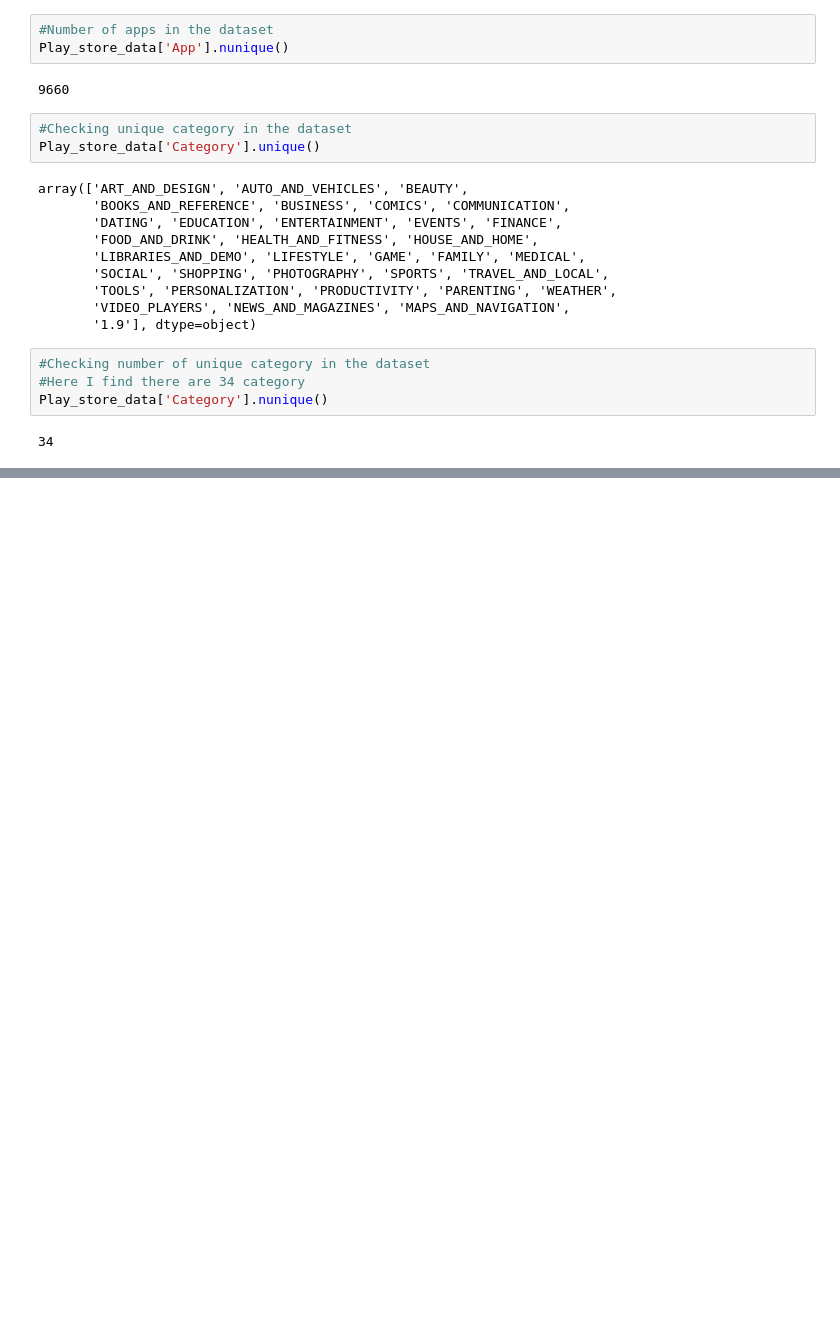
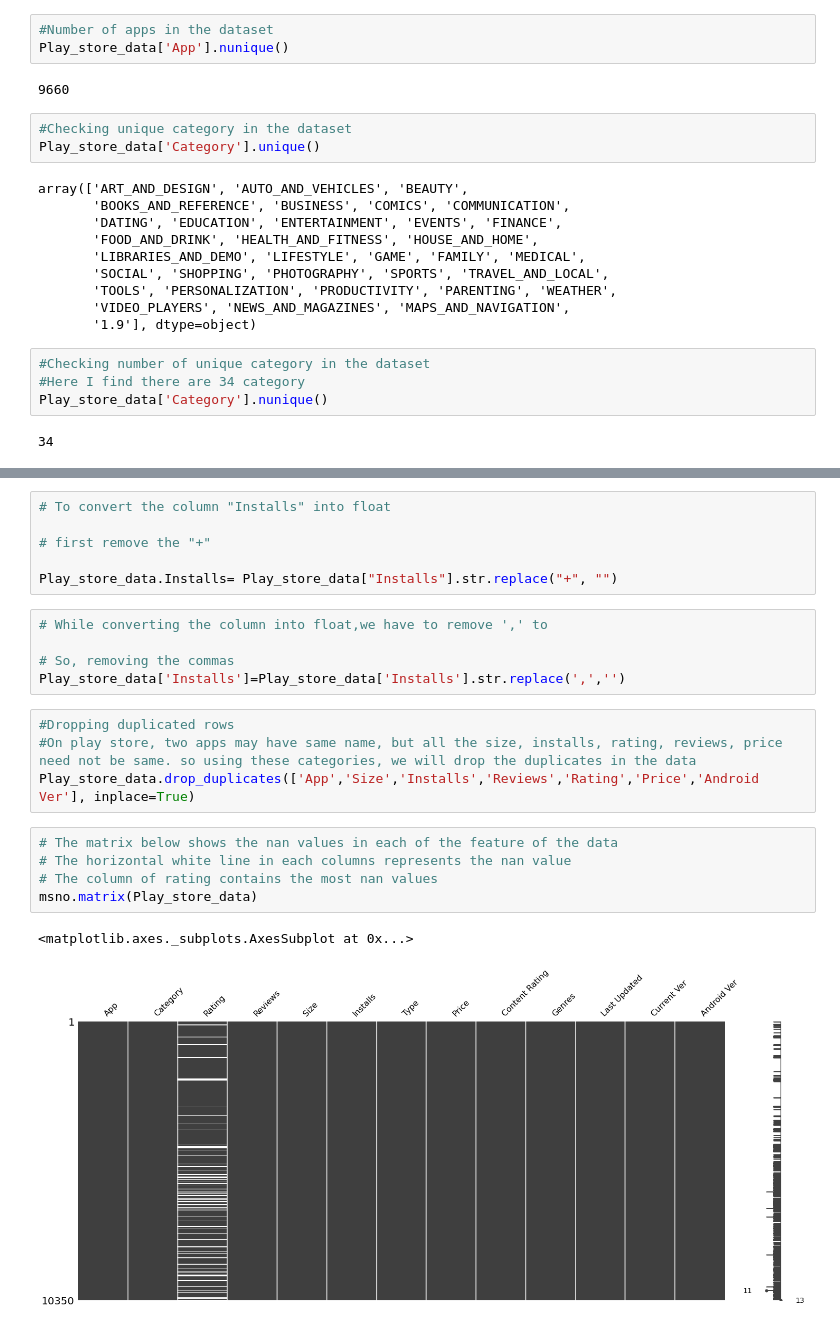
Before and after one commit to shweta1106/Play-store-data-analysis, a Jupyter notebook: play_store_day2.ipynb, the cells around one changed output, grey strips where cells are left out. Cells and saved outputs as stored; diff of their text form; blank space fills up the shorter version.

```diff
--- a/play_store_day2.ipynb
+++ b/play_store_day2.ipynb
@@ -137,0 +146,23 @@ sns.barplot(x=cat_most.index, y=cat_most, data=Play_store_data)
+# %%
+# To convert the column "Installs" into float
+
+# first remove the "+"
+
+Play_store_data.Installs= Play_store_data["Installs"].str.replace("+", "")
+# %%
+# While converting the column into float,we have to remove ',' to
+
+# So, removing the commas
+Play_store_data['Installs']=Play_store_data['Installs'].str.replace(',','')
+# %%
+#Dropping duplicated rows
+#On play store, two apps may have same name, but all the size, installs, rating, reviews, price need not be same. so using these categories, we will drop the duplicates in the data
+Play_store_data.drop_duplicates(['App','Size','Installs','Reviews','Rating','Price','Android Ver'], inplace=True)
+# %%
+# The matrix below shows the nan values in each of the feature of the data
+# The horizontal white line in each columns represents the nan value
+# The column of rating contains the most nan values
+msno.matrix(Play_store_data)
+# %% [output]
+<matplotlib.axes._subplots.AxesSubplot at 0x...>
+[figure, added]
```
Also changed, not shown: parts of 7 cells of this notebook.
